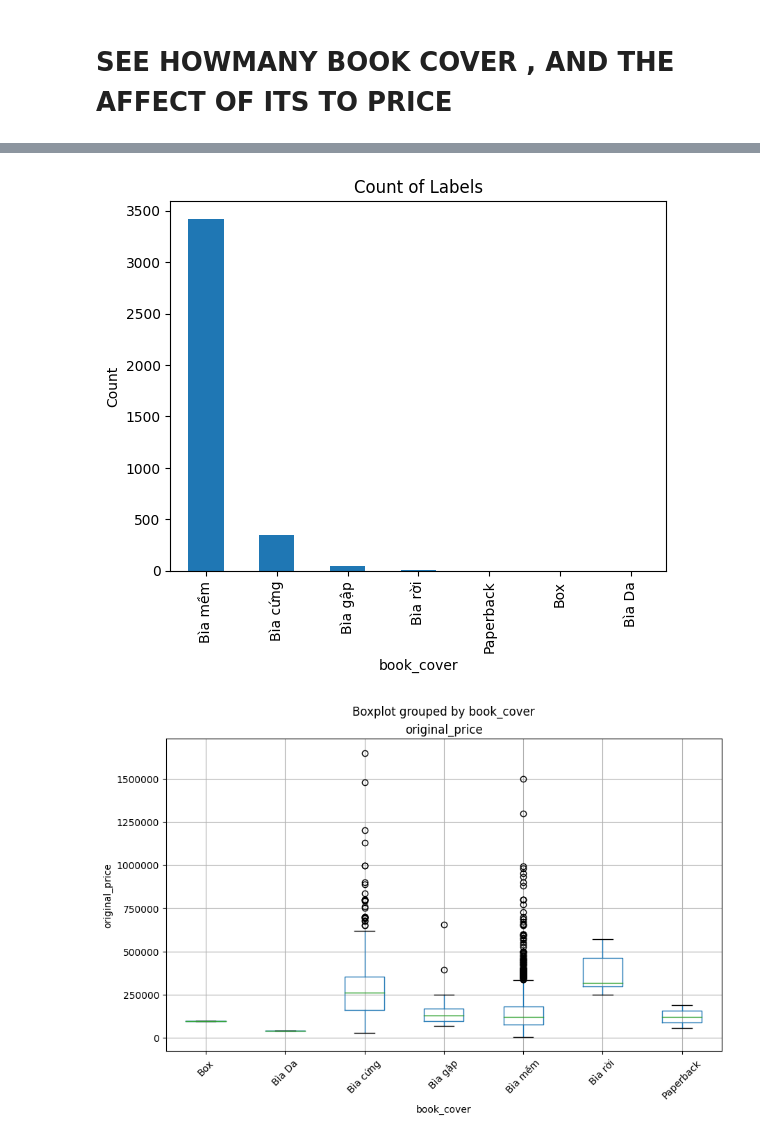
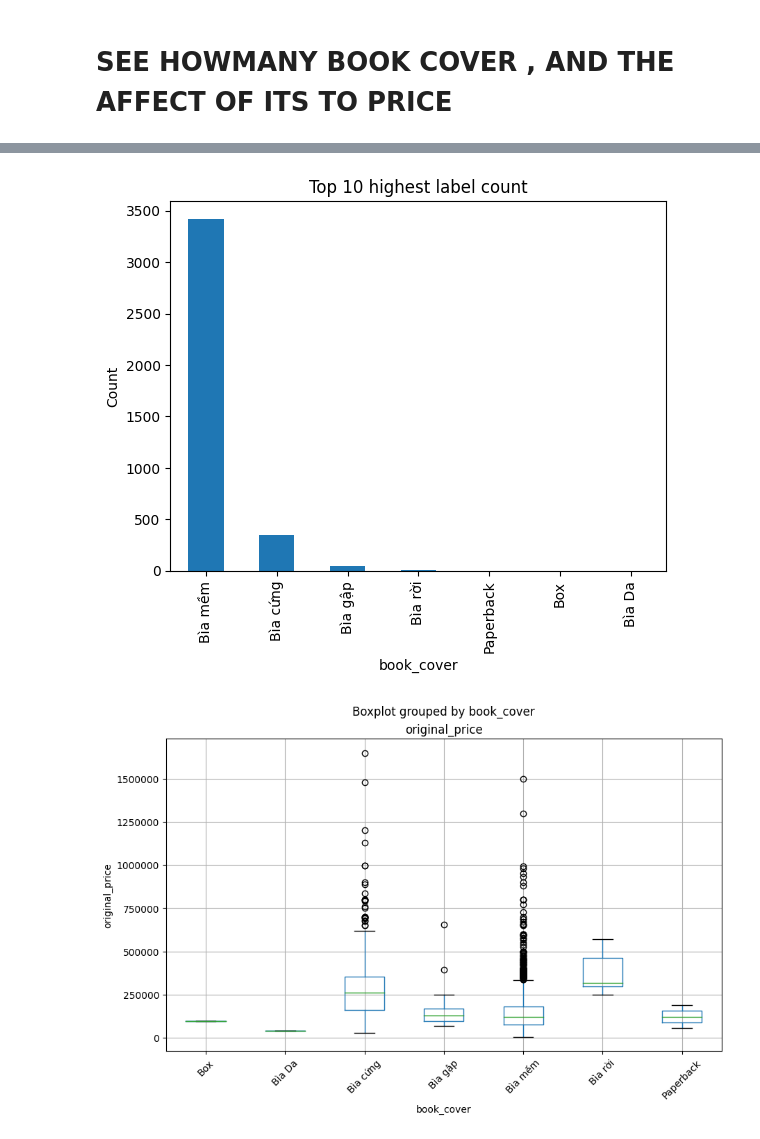
Before and after one commit to daovanhieu23800/interview_project, a Jupyter notebook: EDA_for_price_pred.ipynb, the cells around one changed output, grey strips where cells are left out. Saved outputs shown, nothing was run; the diff lists cells and outputs as text; code cells hidden in the pictures.

```diff
--- a/predict_price.ipynb
+++ b/EDA_for_price_pred.ipynb
@@ -120,18 +161,18 @@ plt.show()
 # %%
 label_counts = book_df['book_cover'].value_counts()
 
 # Create a bar plot of label counts
 label_counts.plot.bar()
 
 # Add labels and title
 plt.xlabel('book_cover')
 plt.ylabel('Count')
-plt.title('Count of Labels')
+plt.title('Top 10 highest label count')
 
 # Display the plot
 plt.show()
 # %% [output]
-[figure, old version]
+[figure, new version]
 # %%
 label_counts = book_df['book_cover'].value_counts()
 
```
Also changed, not shown: parts of 8 cells of this notebook.
